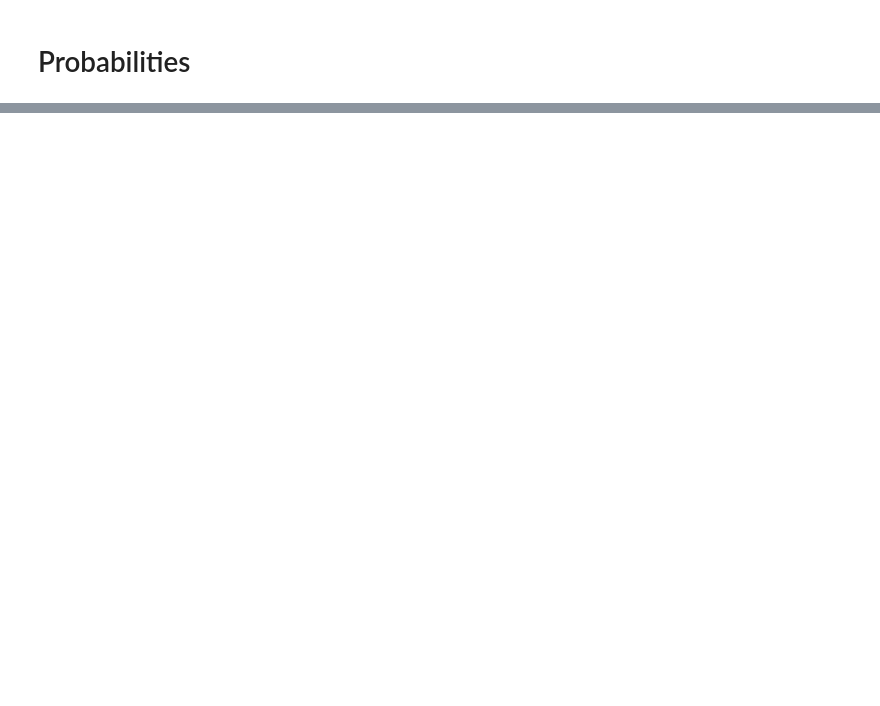
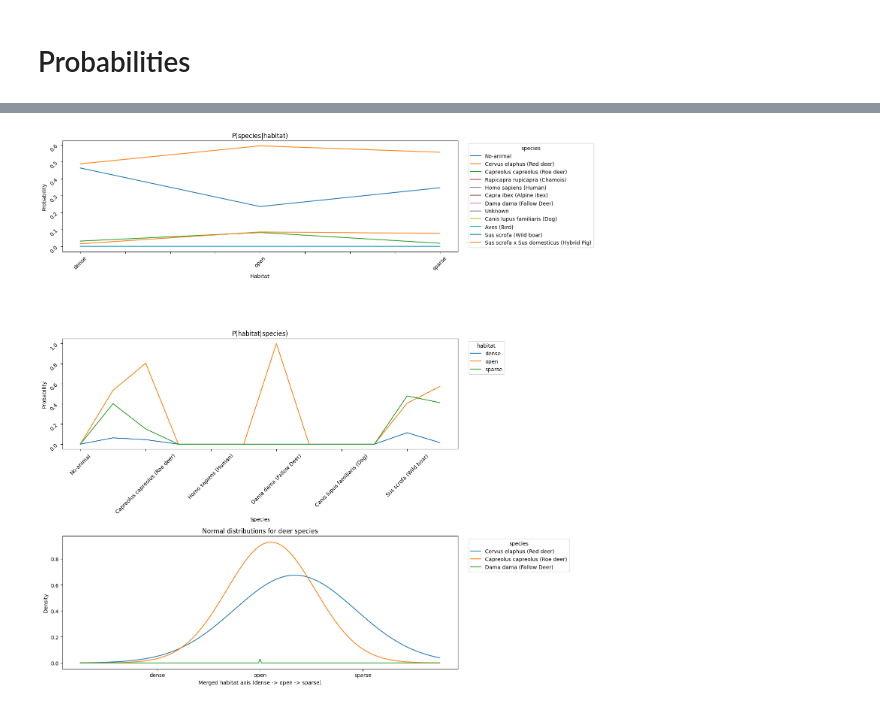
Before and after one commit to jonas-gstoettenmayr/CIV4-WhoS-Where, a Jupyter notebook: notebooks/calc_preds.ipynb, the cells around one changed output, grey strips where cells are left out. Cells and saved outputs as stored; diff of their text form; code cells hidden in the pictures; blank space fills up the shorter version.

```diff
--- a/notebooks/calc_preds.ipynb
+++ b/notebooks/calc_preds.ipynb
@@ -108,0 +166,55 @@ P(habitat | species) [%]
+# %%
+import numpy as np
+import matplotlib.pyplot as plt
+
+fig, axs = plt.subplots(3, 1, figsize=(15, 15), gridspec_kw={"height_ratios": [1, 1, 1.2]})
+
+# P(species|habitat)
+p_species_given_habitat.plot(ax=axs[0])
+axs[0].set_title("P(species|habitat)")
+axs[0].set_ylabel("Probability")
+axs[0].set_xlabel("Habitat")
+axs[0].tick_params(rotation=45)
+axs[0].legend(title="species", bbox_to_anchor=(1.02, 1), loc="upper left")
+
+# P(habitat|species)
+p_habitat_given_species.plot(ax=axs[1])
+axs[1].set_title("P(habitat|species)")
+axs[1].set_ylabel("Probability")
+axs[1].set_xlabel("Species")
+axs[1].tick_params(rotation=45)
+axs[1].legend(title="habitat", bbox_to_anchor=(1.02, 1), loc="upper left")
+
+# Normal distributions for deer species across the merged habitat axis
+deer_species = [
+    "Cervus elaphus (Red deer)",
+    "Capreolus capreolus (Roe deer)",
+    "Rupicapra rupicapra (Chamois)",
+    "Capra ibex (Alpine ibex)",
+    "Dama dama (Fallow Deer)",
+]
+habitat_positions = np.arange(len(merged_habitats), dtype=float)
+x = np.linspace(-0.75, len(merged_habitats) - 0.25, 400)
+for species_name in deer_species:
+    if species_name not in p_habitat_given_species.index:
+        continue
+    probabilities = p_habitat_given_species.loc[species_name].reindex(merged_habitats).to_numpy(dtype=float)
+    total_probability = probabilities.sum()
+    if total_probability <= 0:
+        continue
+    mean = float(np.dot(habitat_positions, probabilities))
+    variance = float(np.dot((habitat_positions - mean) ** 2, probabilities))
+    std = float(np.sqrt(max(variance, 1e-6)))
+    pdf = (1.0 / (std * np.sqrt(2.0 * np.pi))) * np.exp(-0.5 * ((x - mean) / std) ** 2)
+    axs[2].plot(x, pdf, label=species_name)
+axs[2].set_title("Normal distributions for deer species")
+axs[2].set_xlabel("Merged habitat axis (dense -> open -> sparse)")
+axs[2].set_ylabel("Density")
+axs[2].set_xticks(habitat_positions)
+axs[2].set_xticklabels(merged_habitats)
+axs[2].legend(title="species", bbox_to_anchor=(1.02, 1), loc="upper left")
+
+fig.tight_layout()
+plt.show()
+# %% [output]
+[figure, added]
```
Also changed, not shown: parts of 3 cells of this notebook, 5 other files.
